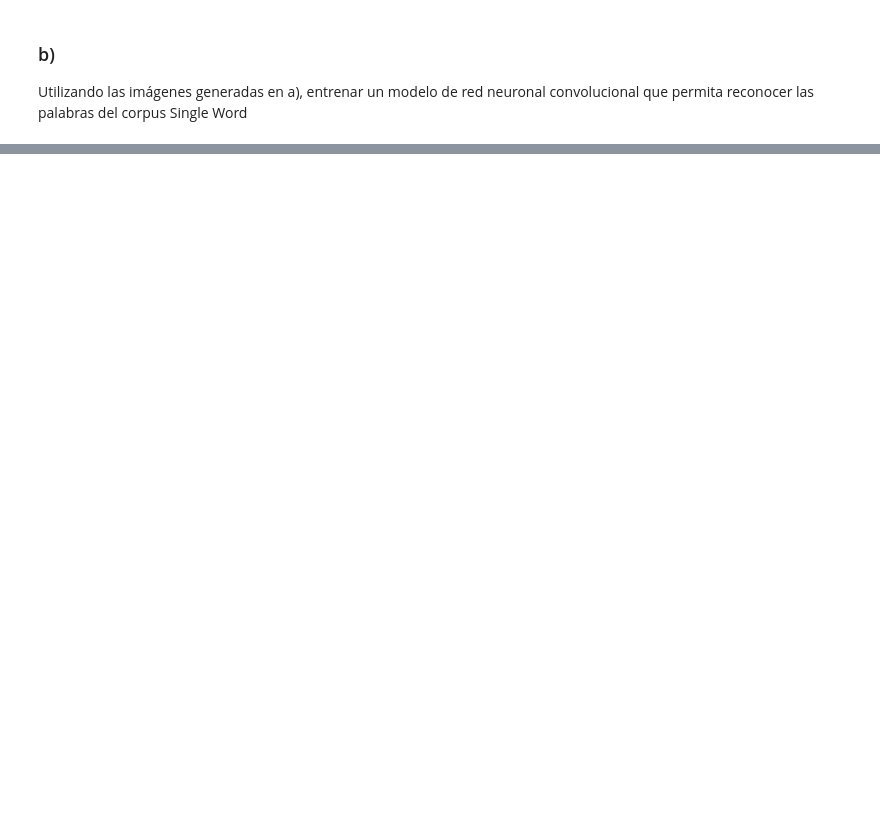
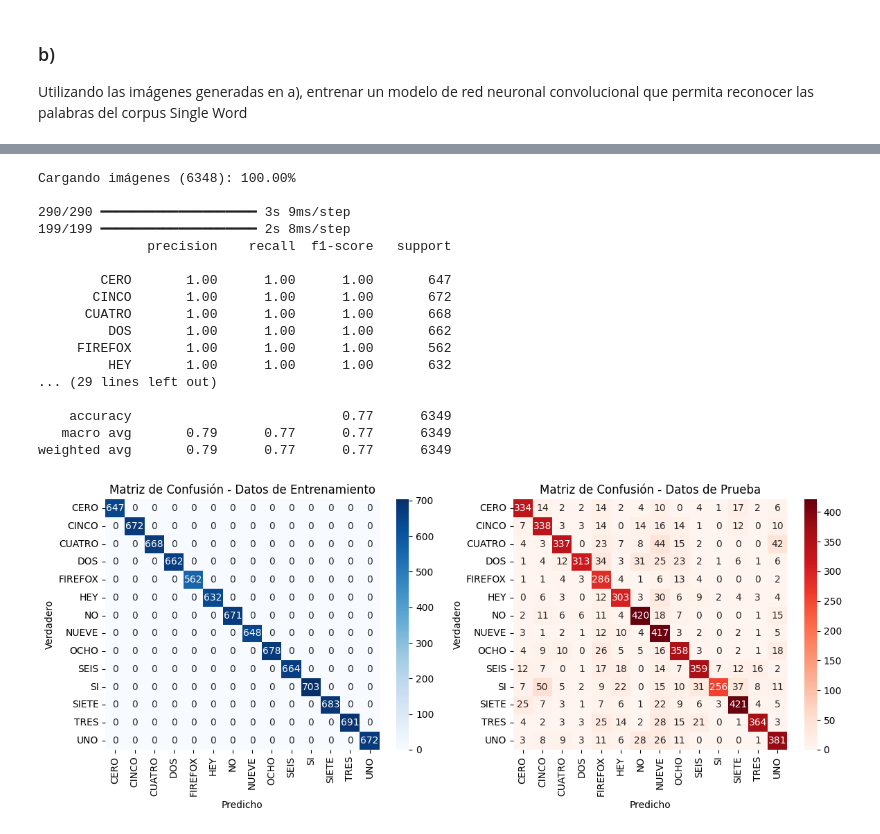
Before and after one commit to gonblas/deep-learning-unlp, a Jupyter notebook: Practicas/p5/07_Single_Word.ipynb, the cells around one changed output, grey strips where cells are left out. Saved outputs shown, nothing was run; the diff lists cells and outputs as text; code cells hidden in the pictures; blank space fills up the shorter version.

```diff
--- a/Practicas/p5/07_Single_Word.ipynb
+++ b/Practicas/p5/07_Single_Word.ipynb
@@ -26,0 +277,66 @@ Utilizando las imágenes generadas en a), entrenar un modelo de red neuronal con
+# %%
+import matplotlib.pyplot as plt
+from sklearn.metrics import confusion_matrix
+from sklearn.metrics import classification_report
+import numpy as np
+
+def evaluar(x_data, y_data, bin_tr):
+    y_pred = model.predict(x_data)
+    y_pred_lbl = bin_tr.inverse_transform(y_pred)
+    y_data_lbl = bin_tr.inverse_transform(y_data)
+    conf_mt = confusion_matrix(y_data_lbl, y_pred_lbl)
+    acc = (y_pred_lbl == y_data_lbl).sum()/len(y_data_lbl)
+    report = classification_report(y_data_lbl, y_pred_lbl)
+    return (acc, conf_mt, report)
+
+# Verificación con datos de testeo
+LOCAL_DIR = '../../Datos/Voz/'
+img_list = glob.glob(LOCAL_DIR + 'Espectros/Test/*.png')
+assert len(img_list) > 0, IMG_ERROR
+
+# Carga las imágenes a partir de los nombres de archivos
+x_test, y_raw = import_data(img_list)
+y_test = binarizador.transform(y_raw)
+
+# Evalua el modelo en datos de entrenamiento y datos de prueba
+(acc_train, conf_mt_train, report_train) = evaluar(x_train, y_train, binarizador)
+(acc_test, conf_mt_test, report_test) = evaluar(x_test, y_test, binarizador)
+
+# Crear una figura con dos subgráficos uno al lado del otro
+fig, (ax1, ax2) = plt.subplots(1, 2, figsize=(12, 5))
+
+# Gráfico 1: Matriz de confusión para datos de entrenamiento con Seaborn
+sns.heatmap(conf_mt_train, annot=True, fmt='d', cmap='Blues', ax=ax1, xticklabels=CLASES, yticklabels=CLASES)
+ax1.set_title('Matriz de Confusión - Datos de Entrenamiento')
+ax1.set_xlabel('Predicho')
+ax1.set_ylabel('Verdadero')
+print(report_train)
+
+# Gráfico 2: Matriz de confusión para datos de prueba con Seaborn
+sns.heatmap(conf_mt_test, annot=True, fmt='d', cmap='Reds', ax=ax2, xticklabels=CLASES, yticklabels=CLASES)
+ax2.set_title('Matriz de Confusión - Datos de Prueba')
+ax2.set_xlabel('Predicho')
+ax2.set_ylabel('Verdadero')
+print(report_test)
+
+plt.tight_layout()
+plt.show()
+# %% [output]
+Cargando imágenes (6348): 100.00%
+
+290/290 ━━━━━━━━━━━━━━━━━━━━ 3s 9ms/step
+199/199 ━━━━━━━━━━━━━━━━━━━━ 2s 8ms/step
+              precision    recall  f1-score   support
+
+        CERO       1.00      1.00      1.00       647
+       CINCO       1.00      1.00      1.00       672
+      CUATRO       1.00      1.00      1.00       668
+         DOS       1.00      1.00      1.00       662
+     FIREFOX       1.00      1.00      1.00       562
+         HEY       1.00      1.00      1.00       632
+... (29 lines left out)
+
+    accuracy                           0.77      6349
+   macro avg       0.79      0.77      0.77      6349
+weighted avg       0.79      0.77      0.77      6349
+[figure, added]
```
Also changed, not shown: parts of 6 cells of this notebook.
